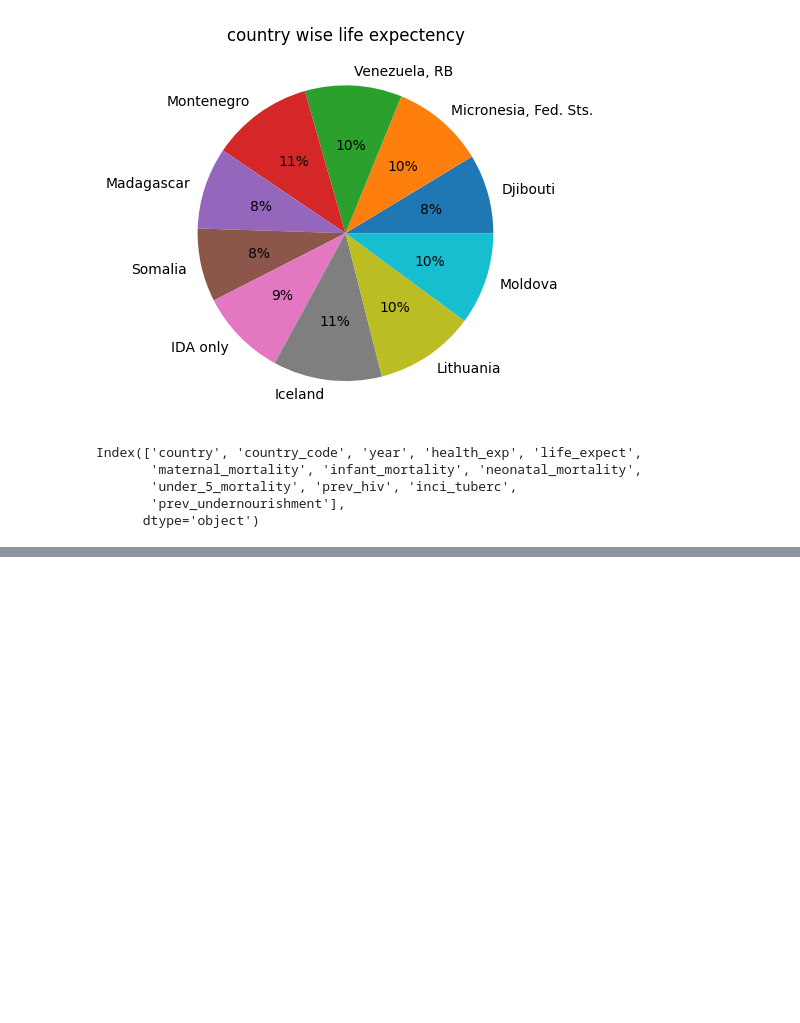
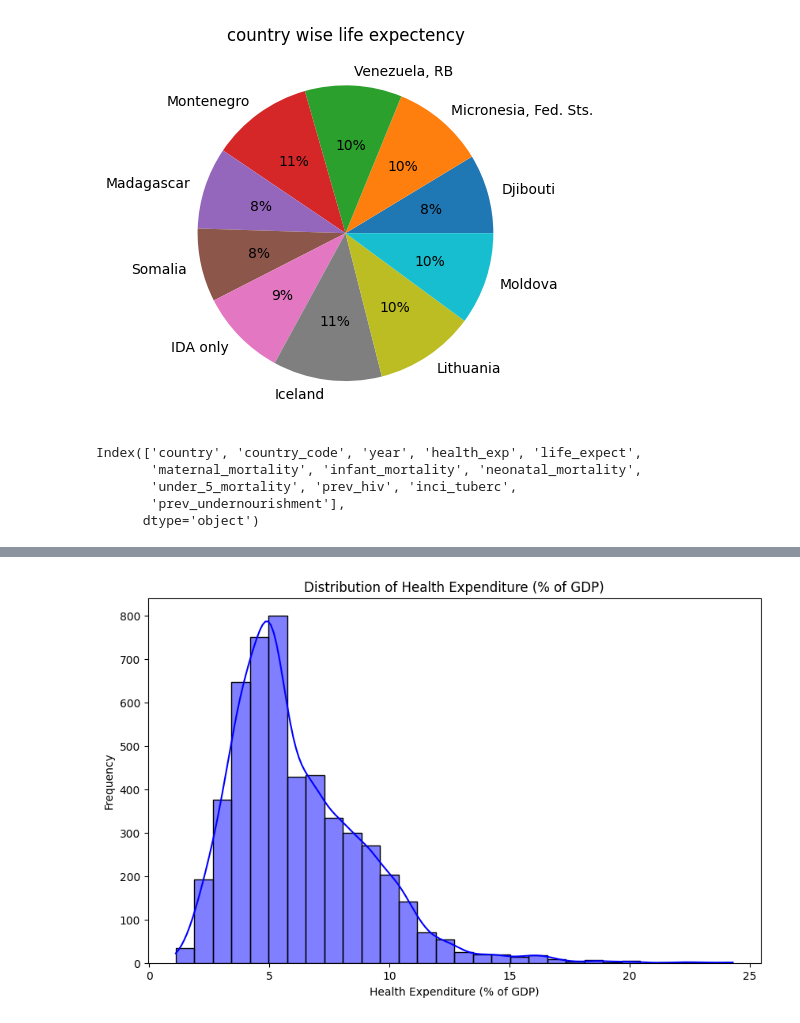
Before and after one commit to Praveenpadidapu/ML-Assignments, a Jupyter notebook: Blog.ipynb, the cells around one changed output, grey strips where cells are left out. Saved outputs shown, nothing was run; the diff lists cells and outputs as text; code cells hidden in the pictures; blank space fills up the shorter version.

```diff
--- a/Blog.ipynb
+++ b/Blog.ipynb
@@ -237,0 +255,9 @@ Index(['country', 'country_code', 'year', 'health_exp', 'life_expect',
+# %%
+plt.figure(figsize=(10, 6))
+sns.histplot(data['health_exp'], kde=True, color='blue', bins=30)
+plt.title('Distribution of Health Expenditure (% of GDP)')
+plt.xlabel('Health Expenditure (% of GDP)')
+plt.ylabel('Frequency')
+plt.show()
+# %% [output]
+[figure, added]
```
Also changed, not shown: parts of 10 cells of this notebook.
